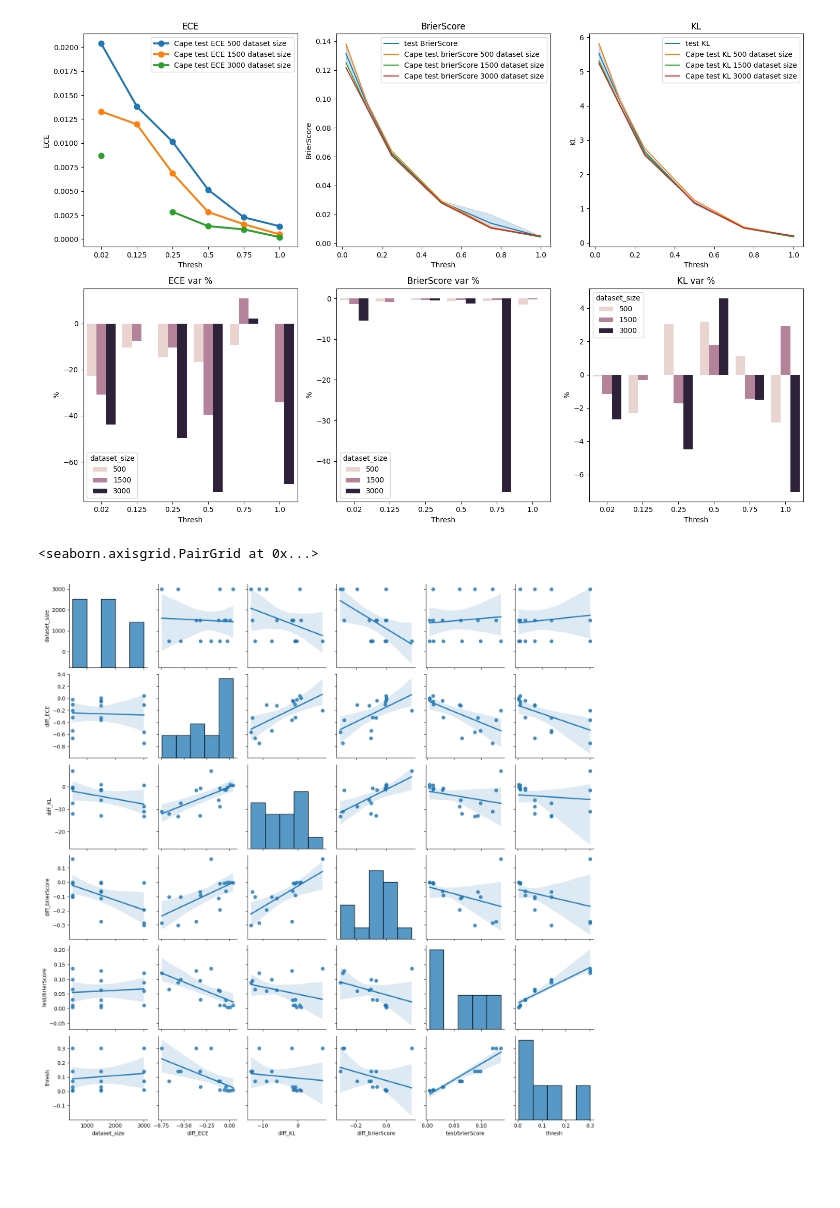
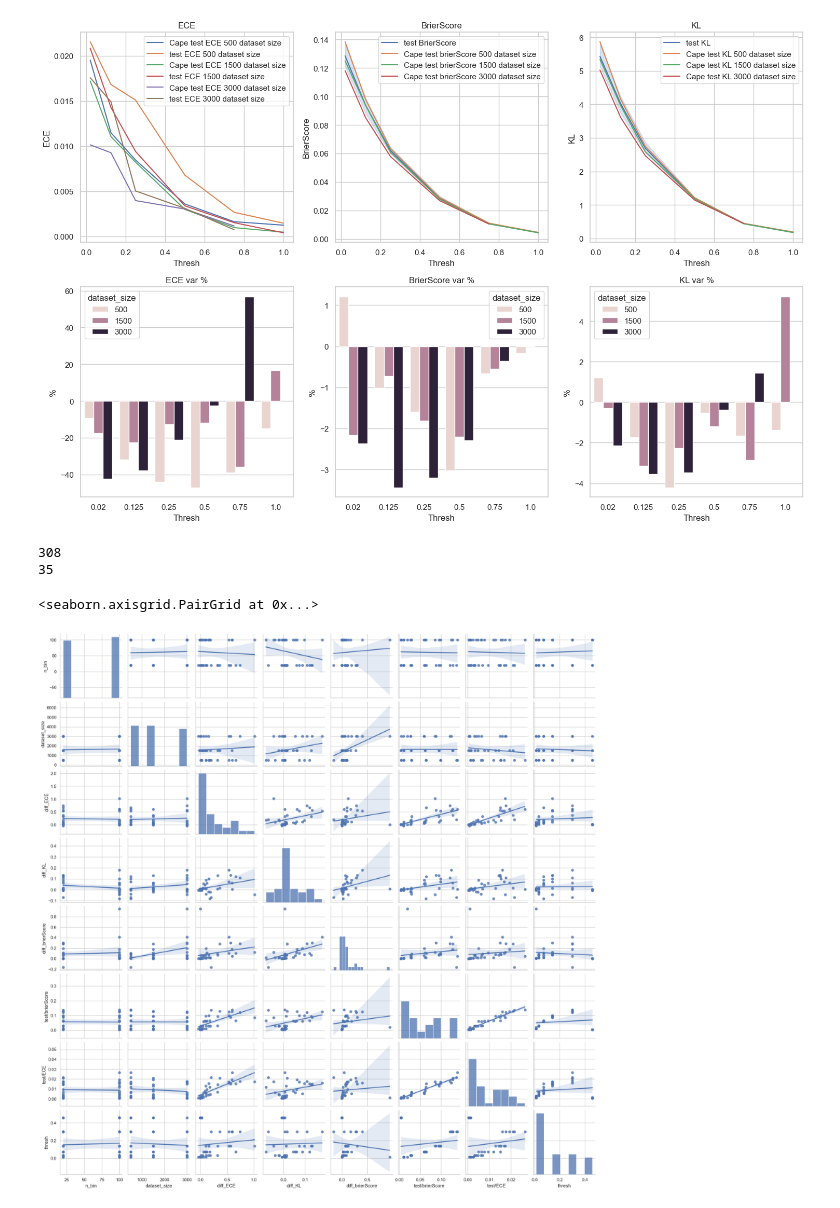
Before and after one commit to simone7monaco/rainfall-prediction, a Jupyter notebook: notebooks/cape.ipynb, the cells around one changed output. Saved outputs shown, nothing was run; the diff lists cells and outputs as text; code cells hidden in the pictures; blank space fills up the shorter version.

```diff
--- a/notebooks/cape.ipynb
+++ b/notebooks/cape.ipynb
@@ -4,10 +4,13 @@ import seaborn as sns
 import matplotlib.pyplot as plt
 
 df = pd.read_csv("cape.csv")
-print(len(df))
+df = df[df['case_study']=='RYDL']
+#df = df[df['case_study']=='SBAD']
+#df = pd.read_csv("SBAD.csv")
+#print(len(df))
 # Estrarre le colonne necessarie
-df_plot = df[df['dataset_size'] == 500]
-df_plot = df_plot[df_plot['thresh']<0.7]
+df_plot = df[df['dataset_size'] == 3000]
+#df_plot = df_plot[df_plot['thresh']<0.7]
 #df_plot = df_plot[df_plot['n_bin']==20]
 
 #group by
@@ -63,7 +65,7 @@ Text(0, 0.5, '%')
 # %%
 #filtro
-df_plot = df[df['n_bin']==100]
-df_plot = df_plot[df_plot['thresh']>0.011]
+df_plot = df[df['n_bin']==20]
+#df_plot = df_plot[df_plot['thresh']>0.01]
 df_plot = df_plot.groupby(['dataset_size', 'thresh'])[['test/ECE' ,'Cape/test/ECE', 'test/brierScore', 'Cape/test/brierScore', 'test/KL', 'Cape/test/KL']].mean().reset_index()
 
 # Calcolare le variazioni percentuali
@@ -76,8 +78,8 @@ fig, axes = plt.subplots(2, 3, figsize=(15, 10))
 
 # ECE
 for size in [500, 1500, 3000]:
-    sns.pointplot(ax=axes[0][0], data=df_plot[df_plot['dataset_size']==size], x='thresh', y='Cape/test/ECE', label=f'Cape test ECE {size} dataset size')
-    #sns.pointplot(ax=axes[0][0], data=df_plot[df_plot['dataset_size']==size], x='thresh', y='test/ECE', label=f'test ECE {size} dataset size')
+    sns.lineplot(ax=axes[0][0], data=df_plot[df_plot['dataset_size']==size], x='thresh', y='Cape/test/ECE', label=f'Cape test ECE {size} dataset size')
+    sns.lineplot(ax=axes[0][0], data=df_plot[df_plot['dataset_size']==size], x='thresh', y='test/ECE', label=f'test ECE {size} dataset size')
 axes[0][0].set_title('ECE')
 axes[0][0].set_xlabel('Thresh')
 axes[0][0].set_ylabel('ECE')
@@ -120,33 +122,44 @@ axes[1][2].set_ylabel('%')
 plt.tight_layout()
 plt.show()
 # %% [output]
-[figure, old version]
+[figure, new version]
 # %%
 #th to prob
 df['thresh'] = df['thresh'].replace(0.02, 0.3)
 df['thresh'] = df['thresh'].replace(0.125, 0.14)
 df['thresh'] = df['thresh'].replace(0.25, 0.07)
 df['thresh'] = df['thresh'].replace(0.5, 0.032)
 df['thresh'] = df['thresh'].replace(0.75, 0.011)
-df['thresh'] = df['thresh'].replace(1, 0.005)
+
+df['thresh'] = df['thresh'].replace(1, 0.46)
+df['thresh'] = df['thresh'].replace(3, 0.27)
+df['thresh'] = df['thresh'].replace(4, 0.14)
+#filter
+df = df[df['n_bin']!=10]
+df = df[df['n_bin']!=50]
+df = df[df['thresh']!=1]
+print(len(df))
 
 #group by k-fold
 df = df.groupby(['n_bin', 'thresh', 'dataset_size'])[['test/ECE' ,'Cape/test/ECE', 'test/brierScore', 'Cape/test/brierScore', 'test/KL', 'Cape/test/KL']].mean().reset_index()
+print(len(df))
 
 #calculate diff
-df['diff_ECE'] = (df['Cape/test/ECE'] - df['test/ECE'])*100
-df['diff_brierScore'] = (df['Cape/test/brierScore'] - df['test/brierScore'])*100
-df['diff_KL'] = (df['Cape/test/KL'] - df['test/KL'])*100
+df['diff_ECE'] = (df['test/ECE'] - df['Cape/test/ECE'])*100
+df['diff_brierScore'] = (df['test/brierScore'] - df['Cape/test/brierScore'])*100
+df['diff_KL'] = (df['test/KL'] - df['Cape/test/KL'])
 
 
 df_plot=df
-df_plot = df_plot[df_plot['n_bin']==20]
-df_plot=df_plot[['dataset_size', 'diff_ECE', 'diff_KL', 'diff_brierScore', 'test/brierScore', 'thresh']]
+#df_plot = df_plot[df_plot['n_bin']==20]
+df_plot=df_plot[['n_bin','dataset_size', 'diff_ECE', 'diff_KL', 'diff_brierScore', 'test/brierScore', 'test/ECE', 'thresh']]
 
 sns.pairplot(data=df_plot, kind="reg")
 # %% [output]
-<seaborn.axisgrid.PairGrid at 0x...>
+308
+35
+<seaborn.axisgrid.PairGrid at 0x...>
-[figure, old version]
+[figure, new version]
 # %%
 df_plot = df[df['n_bin']==20]
 
```
Also changed, not shown: parts of 10 cells of this notebook, 6 other files.
